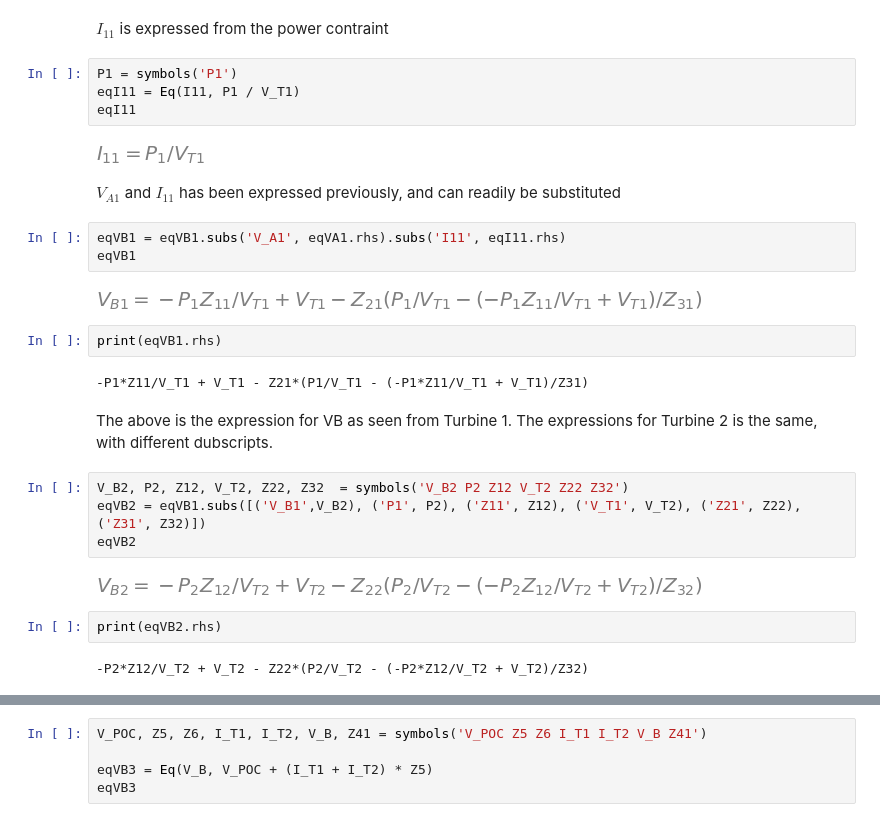
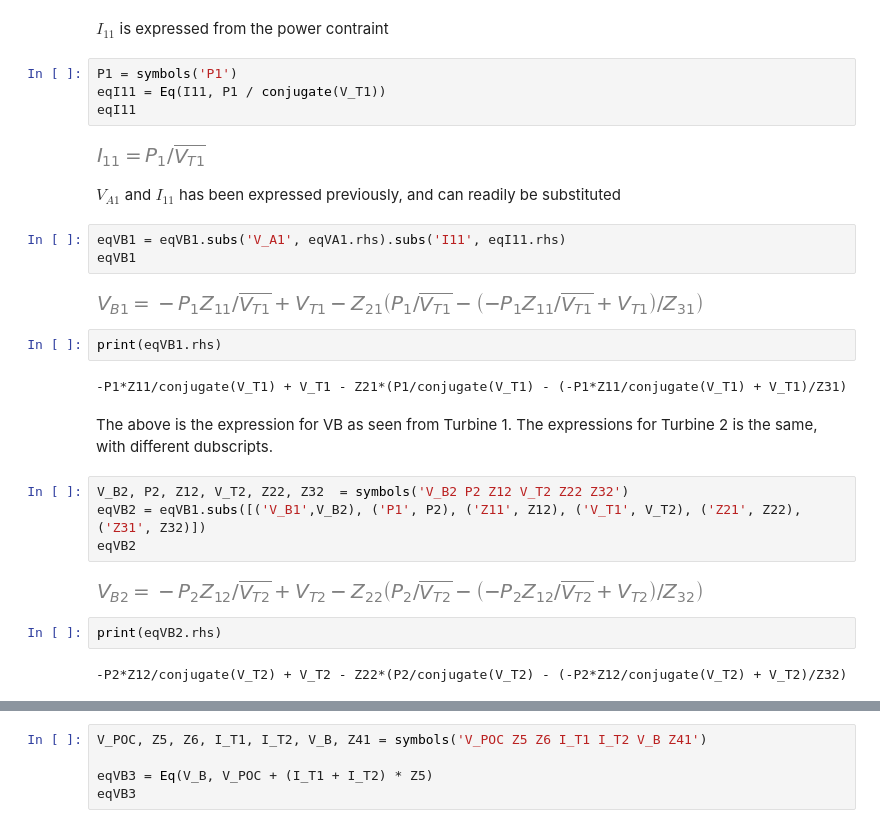
Before and after one commit to avaveriksen/wind-assignment-2, a Jupyter notebook: Anders/equations.ipynb, the cells around one changed output, grey strips where cells are left out. Cells and saved outputs as stored; diff of their text form.

```diff
--- a/Anders/equations.ipynb
+++ b/Anders/equations.ipynb
@@ -37,21 +37,21 @@ eqVB1
 $I_{11}$ is expressed from the power contraint
 # %%
 P1 = symbols('P1')
-eqI11 = Eq(I11, P1 / V_T1)
+eqI11 = Eq(I11, P1 / conjugate(V_T1))
 eqI11
 # %% [output]
-[figure, old version]
+[figure, new version]
 # %% [markdown]
 $V_{A1}$ and $I_{11}$ has been expressed previously, and can readily be substituted
 # %%
 eqVB1 = eqVB1.subs('V_A1', eqVA1.rhs).subs('I11', eqI11.rhs)
 eqVB1
 # %% [output]
-[figure, old version]
+[figure, new version]
 # %%
 print(eqVB1.rhs)
 # %% [output]
--P1*Z11/V_T1 + V_T1 - Z21*(P1/V_T1 - (-P1*Z11/V_T1 + V_T1)/Z31)
+-P1*Z11/conjugate(V_T1) + V_T1 - Z21*(P1/conjugate(V_T1) - (-P1*Z11/conjugate(V_T1) + V_T1)/Z31)
 # %% [markdown]
 The above is the expression for VB as seen from Turbine 1. The expressions for Turbine 2 is the same, with different dubscripts.
 # %%
@@ -59,10 +59,10 @@ V_B2, P2, Z12, V_T2, Z22, Z32  = symbols('V_B2 P2 Z12 V_T2 Z22 Z32')
 eqVB2 = eqVB1.subs([('V_B1',V_B2), ('P1', P2), ('Z11', Z12), ('V_T1', V_T2), ('Z21', Z22), ('Z31', Z32)])
 eqVB2
 # %% [output]
-[figure, old version]
+[figure, new version]
 # %%
 print(eqVB2.rhs)
 # %% [output]
--P2*Z12/V_T2 + V_T2 - Z22*(P2/V_T2 - (-P2*Z12/V_T2 + V_T2)/Z32)
+-P2*Z12/conjugate(V_T2) + V_T2 - Z22*(P2/conjugate(V_T2) - (-P2*Z12/conjugate(V_T2) + V_T2)/Z32)
 # %% [markdown]
 # POC
```
Also changed, not shown: parts of 9 cells of this notebook, 3 other files.
